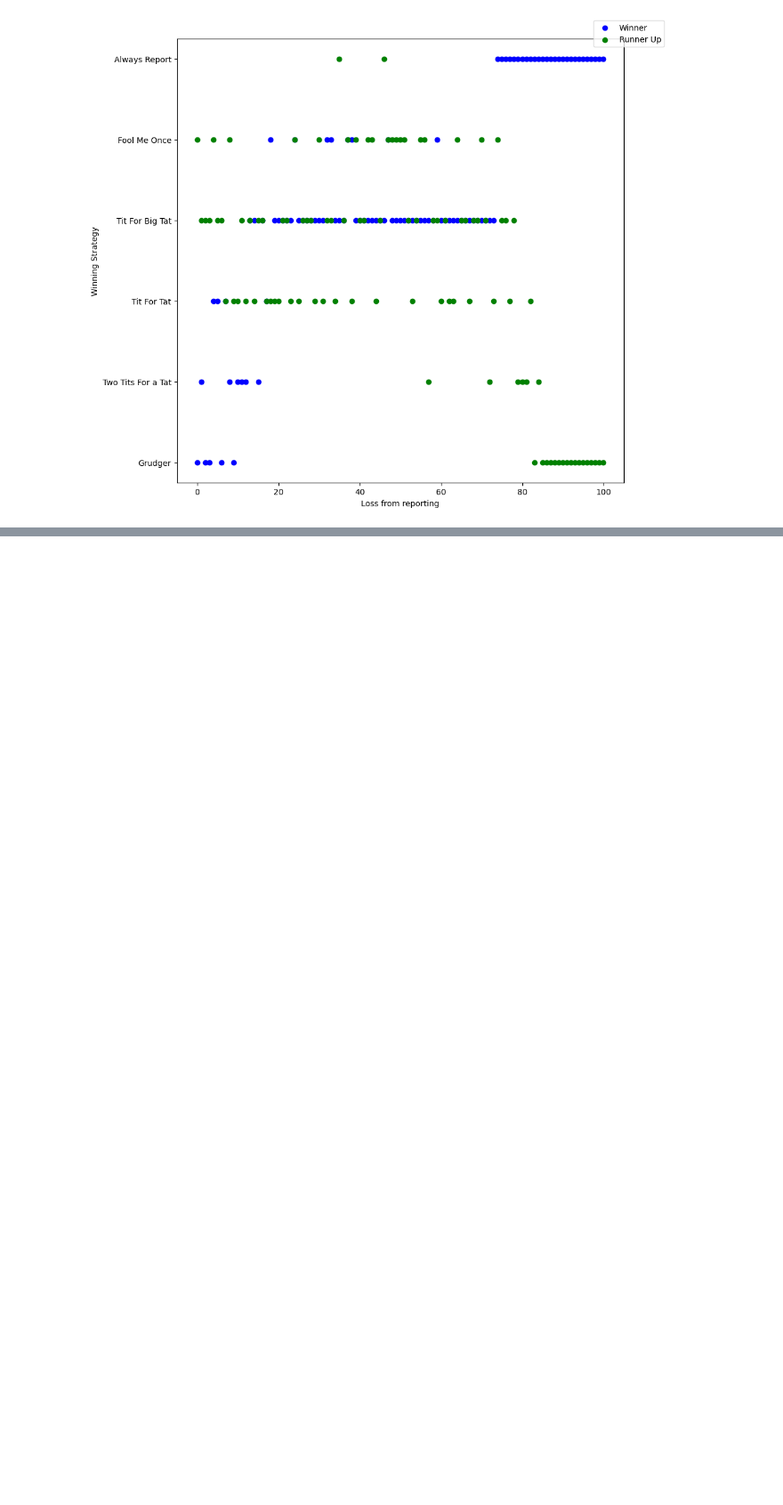
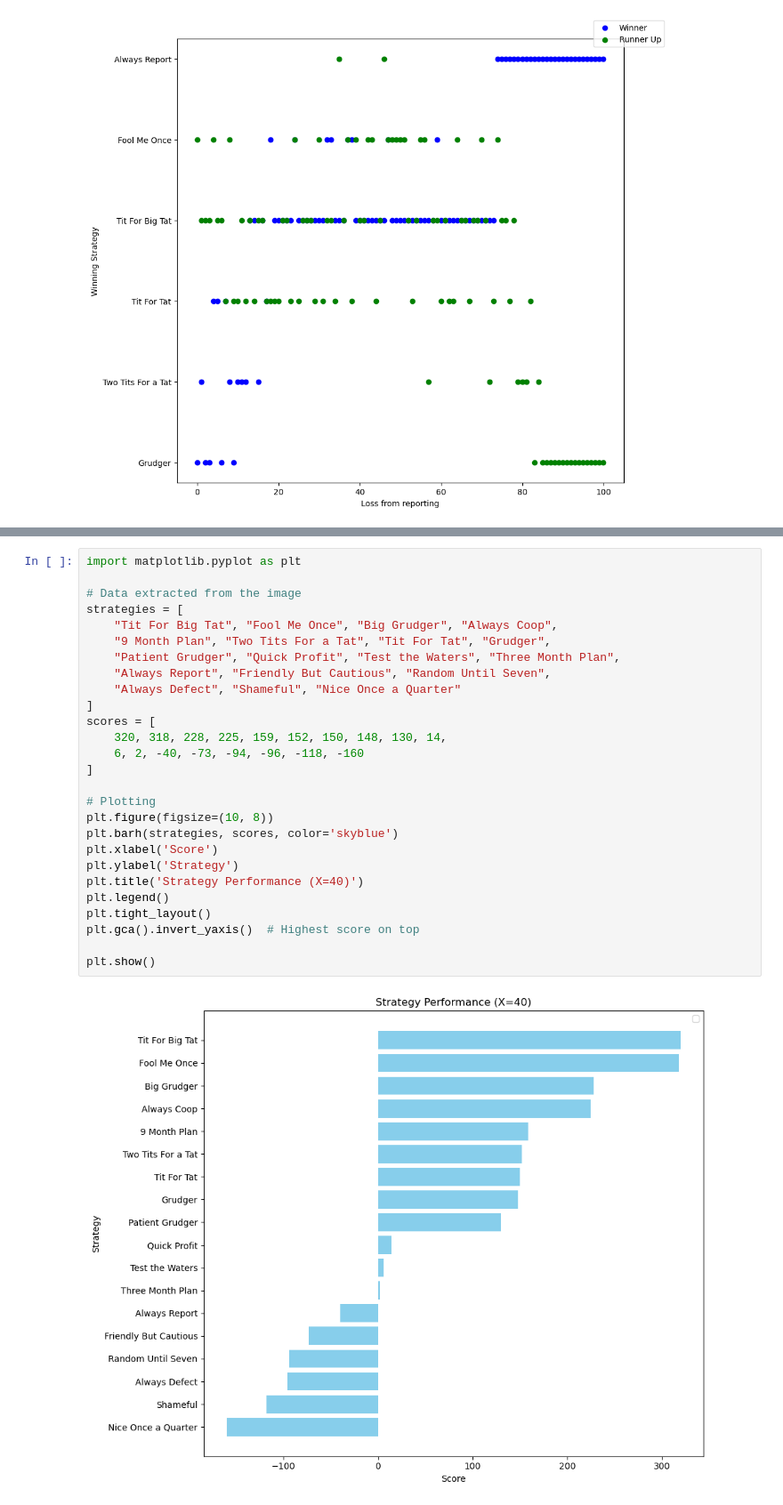
Before and after one commit to HarryFosterCU/Simulation-of-a-3-Choice-Prisoners-Dilemma-for-Modelling-Economic-Collusion, a Jupyter notebook: Emergent_Coop_Sim.ipynb, the cells around one changed output, grey strips where cells are left out. Shown: that part at 89% size. Drawn from its saved outputs; the diff is of its cells as text; blank space fills up the shorter version.

```diff
--- a/Emergent_Coop_Sim.ipynb
+++ b/Emergent_Coop_Sim.ipynb
@@ -231,0 +254,29 @@ Plot_Sensitivity_Analysis(Result[0], Result[1], Result[2])
+# %%
+import matplotlib.pyplot as plt
+
+# Data extracted from the image
+strategies = [
+    "Tit For Big Tat", "Fool Me Once", "Big Grudger", "Always Coop",
+    "9 Month Plan", "Two Tits For a Tat", "Tit For Tat", "Grudger",
+    "Patient Grudger", "Quick Profit", "Test the Waters", "Three Month Plan",
+    "Always Report", "Friendly But Cautious", "Random Until Seven",
+    "Always Defect", "Shameful", "Nice Once a Quarter"
+]
+scores = [
+    320, 318, 228, 225, 159, 152, 150, 148, 130, 14,
+    6, 2, -40, -73, -94, -96, -118, -160
+]
+
+# Plotting
+plt.figure(figsize=(10, 8))
+plt.barh(strategies, scores, color='skyblue')
+plt.xlabel('Score')
+plt.ylabel('Strategy')
+plt.title('Strategy Performance (X=40)')
+plt.legend()
+plt.tight_layout()
+plt.gca().invert_yaxis()  # Highest score on top
+
+plt.show()
+# %% [output]
+[figure, added]
```
Also changed, not shown: parts of 3 cells of this notebook.
